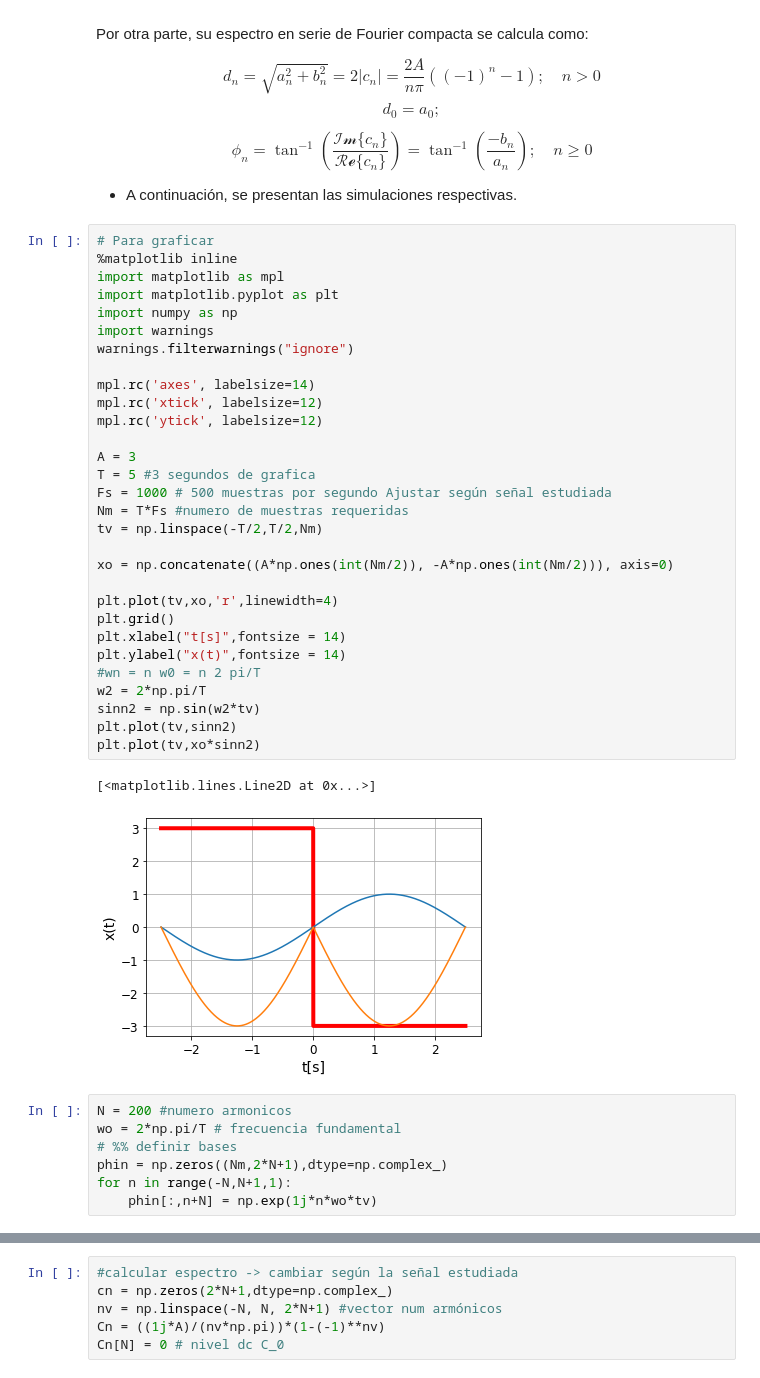
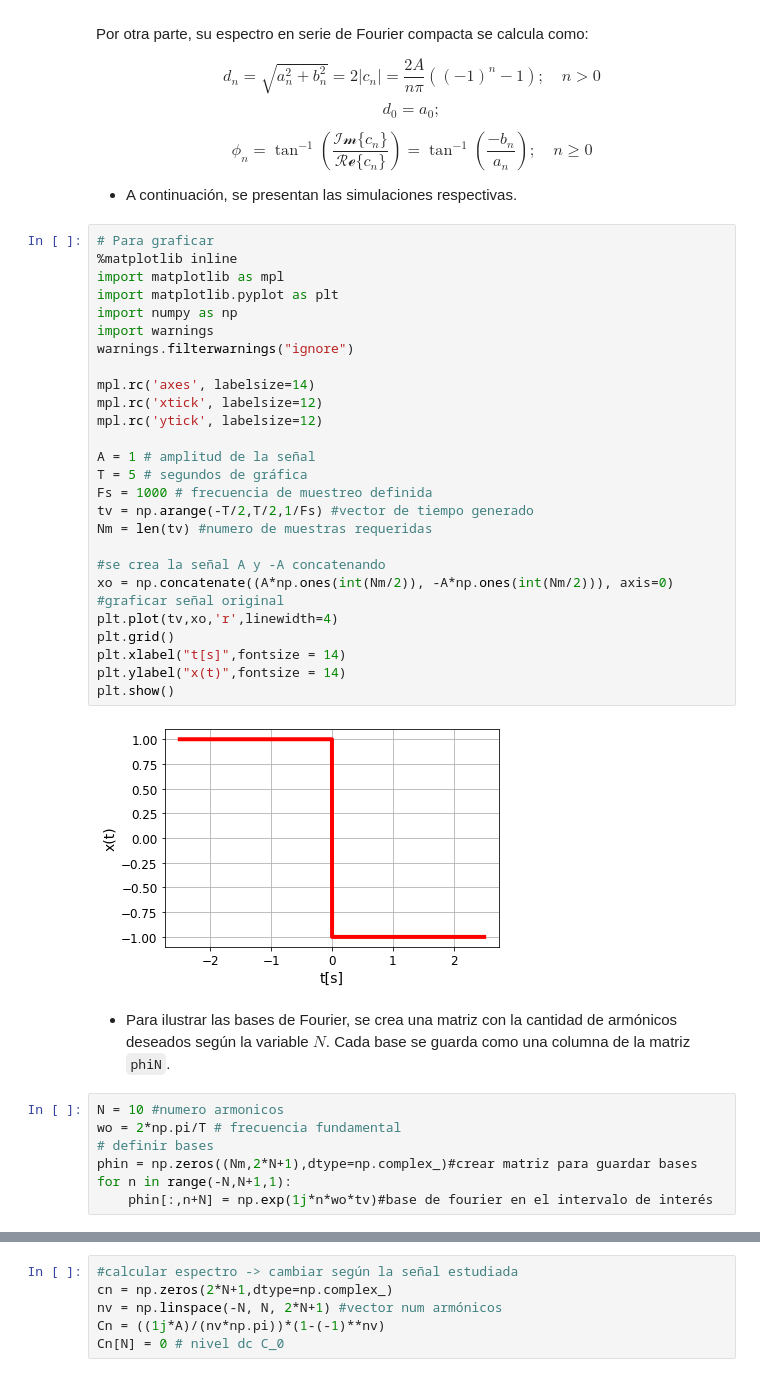
Before and after one commit to amalvarezme/SenalesSistemas, a Jupyter notebook: 3_SerieyTransformadaFourier/1_SerieFourier_Exp_Tri_compacta.ipynb, the cells around one changed output, grey strips where cells are left out. Saved outputs shown, nothing was run; the diff lists cells and outputs as text.

```diff
--- a/3_SerieyTransformadaFourier/1_SerieFourier_Exp_Tri_compacta.ipynb
+++ b/3_SerieyTransformadaFourier/1_SerieFourier_Exp_Tri_compacta.ipynb
@@ -214,43 +214,41 @@ d_0 = a_0;
 # %%
 # Para graficar
 %matplotlib inline
 import matplotlib as mpl
 import matplotlib.pyplot as plt
 import numpy as np
 import warnings
 warnings.filterwarnings("ignore")
 
 mpl.rc('axes', labelsize=14)
 mpl.rc('xtick', labelsize=12)
 mpl.rc('ytick', labelsize=12)
 
-A = 3
-T = 5 #3 segundos de grafica
-Fs = 1000 # 500 muestras por segundo Ajustar según señal estudiada
-Nm = T*Fs #numero de muestras requeridas
-tv = np.linspace(-T/2,T/2,Nm)
+A = 1 # amplitud de la señal
+T = 5 # segundos de gráfica
+Fs = 1000 # frecuencia de muestreo definida
+tv = np.arange(-T/2,T/2,1/Fs) #vector de tiempo generado
+Nm = len(tv) #numero de muestras requeridas
 
+#se crea la señal A y -A concatenando
 xo = np.concatenate((A*np.ones(int(Nm/2)), -A*np.ones(int(Nm/2))), axis=0)
-
+#graficar señal original
 plt.plot(tv,xo,'r',linewidth=4)
 plt.grid()
 plt.xlabel("t[s]",fontsize = 14)
 plt.ylabel("x(t)",fontsize = 14)
-#wn = n w0 = n 2 pi/T
-w2 = 2*np.pi/T
-sinn2 = np.sin(w2*tv)
-plt.plot(tv,sinn2)
-plt.plot(tv,xo*sinn2)
+plt.show()
 # %% [output]
-[<matplotlib.lines.Line2D at 0x...>]
-[figure, old version]
+[figure, new version]
+# %% [markdown]
+- Para ilustrar las bases de Fourier, se crea una matriz con la cantidad de armónicos deseados según la variable $N$. Cada base se guarda como una columna de la matriz `phiN`.
 # %%
-N = 200 #numero armonicos
+N = 10 #numero armonicos
 wo = 2*np.pi/T # frecuencia fundamental
-# %% definir bases
-phin = np.zeros((Nm,2*N+1),dtype=np.complex_)
+# definir bases
+phin = np.zeros((Nm,2*N+1),dtype=np.complex_)#crear matriz para guardar bases
 for n in range(-N,N+1,1):
-    phin[:,n+N] = np.exp(1j*n*wo*tv)
+    phin[:,n+N] = np.exp(1j*n*wo*tv)#base de fourier en el intervalo de interés
 # %%
 # graficar bases
 from ipywidgets import interact,IntSlider
```
Also changed, not shown: parts of 4 cells of this notebook.
